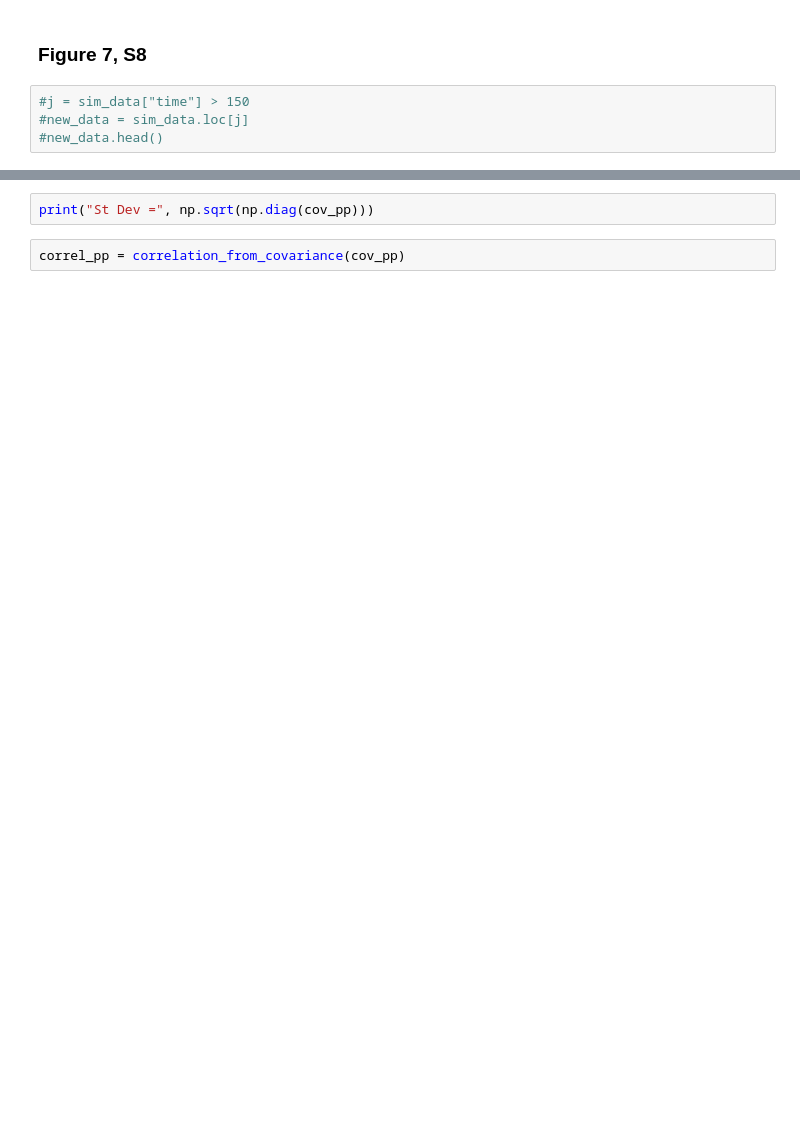
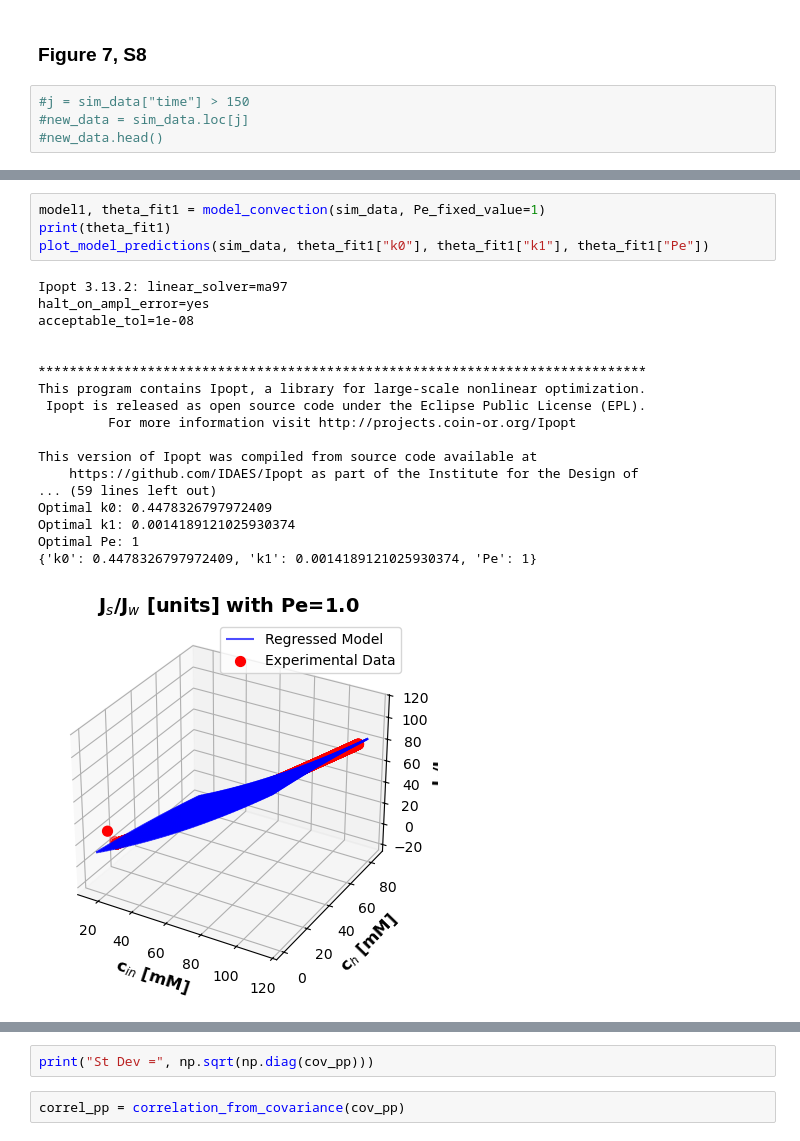
Before and after one commit to dowlinglab/dynamic-diafiltration-pyomo, a Jupyter notebook: DATA2_visualization.ipynb, the cells around one changed output, grey strips where cells are left out. Saved outputs shown, nothing was run; the diff lists cells and outputs as text; blank space fills up the shorter version.

```diff
--- a/DATA2_visualization.ipynb
+++ b/DATA2_visualization.ipynb
@@ -263,0 +396,23 @@ print(theta_fit)
+# %%
+model1, theta_fit1 = model_convection(sim_data, Pe_fixed_value=1)
+print(theta_fit1)
+plot_model_predictions(sim_data, theta_fit1["k0"], theta_fit1["k1"], theta_fit1["Pe"])
+# %% [output]
+Ipopt 3.13.2: linear_solver=ma97
+halt_on_ampl_error=yes
+acceptable_tol=1e-08
+
+
+******************************************************************************
+This program contains Ipopt, a library for large-scale nonlinear optimization.
+ Ipopt is released as open source code under the Eclipse Public License (EPL).
+         For more information visit http://projects.coin-or.org/Ipopt
+
+This version of Ipopt was compiled from source code available at
+    https://github.com/IDAES/Ipopt as part of the Institute for the Design of
+... (59 lines left out)
+Optimal k0: 0.4478326797972409
+Optimal k1: 0.0014189121025930374
+Optimal Pe: 1
+{'k0': 0.4478326797972409, 'k1': 0.0014189121025930374, 'Pe': 1}
+[figure, added]
```
Also changed, not shown: parts of 25 cells of this notebook, 2 other files.
